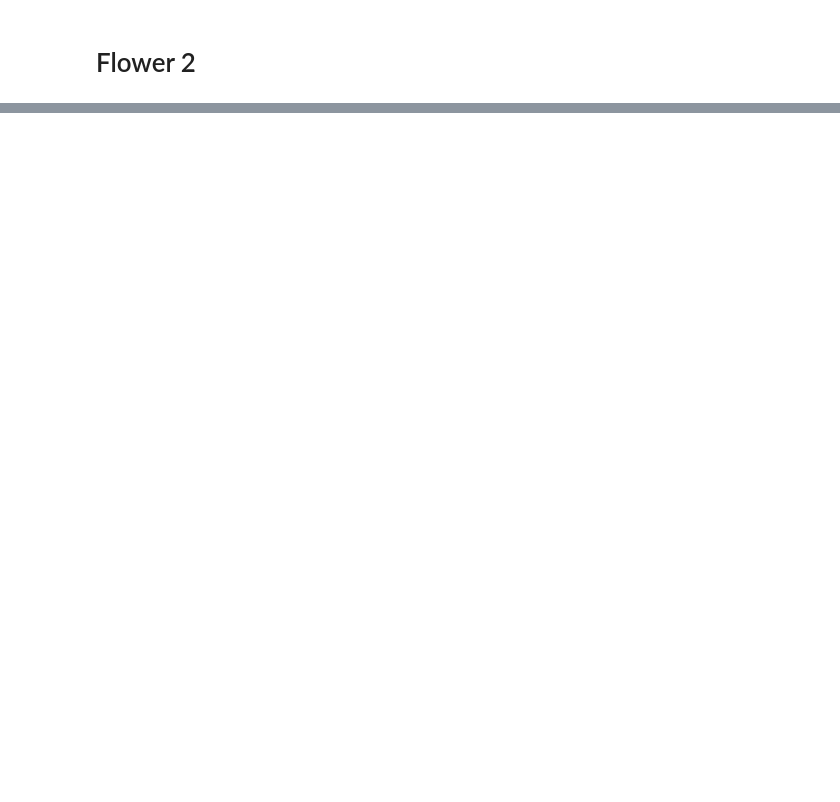
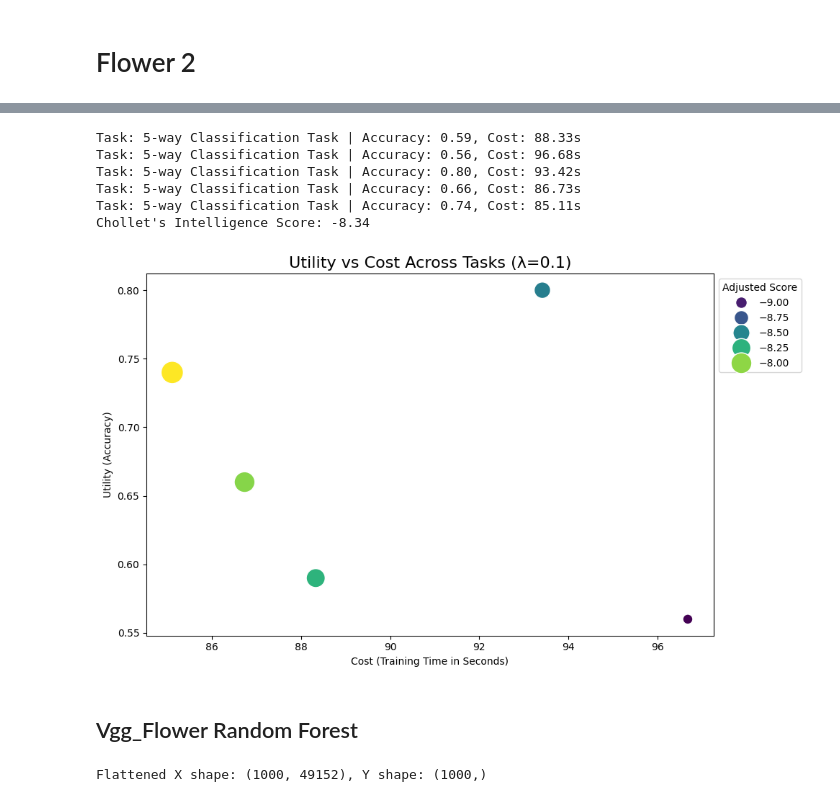
Before and after one commit to kaitlynrying/PHIL293_Final, a Jupyter notebook: Omniglot_VGG_Flower.ipynb, the cells around one changed output, grey strips where cells are left out. Saved outputs shown, nothing was run; the diff lists cells and outputs as text; code cells hidden in the pictures; blank space fills up the shorter version.

```diff
--- a/Omniglot_VGG_Flower.ipynb
+++ b/Omniglot_VGG_Flower.ipynb
@@ -745,0 +754,4 @@ Chollet's Intelligence Score: -0.01
+# %%
+# Convert TensorFlow dataset to NumPy and flatten
+X, Y = dataset_to_numpy(tf_dataset)
+X_train_flattened = X.reshape(X.shape[0], -1)  # Flatten the images
@@ -1550,0 +1207,73 @@ Chollet's Intelligence Score: -1141.7308
+# %%
+
+
+score, task_metrics = evaluate_with_chollet(
+    grid_search.best_estimator_,
+    vgg_dataset,  # Original dataset
+    num_tasks=5,
+    num_classes=5,
+    num_train_samples=10,
+    num_test_samples=20
+)
+print(f"Chollet's Intelligence Score: {score:.2f}")
+# %% [output]
+Task: 5-way Classification Task | Accuracy: 0.59, Cost: 88.33s
+Task: 5-way Classification Task | Accuracy: 0.56, Cost: 96.68s
+Task: 5-way Classification Task | Accuracy: 0.80, Cost: 93.42s
+Task: 5-way Classification Task | Accuracy: 0.66, Cost: 86.73s
+Task: 5-way Classification Task | Accuracy: 0.74, Cost: 85.11s
+Chollet's Intelligence Score: -8.34
+# %%
+import matplotlib.pyplot as plt
+import seaborn as sns
+import pandas as pd
+
+def plot_task_metrics(task_metrics, lambda_factor=0.1):
+    """
+    Visualize the relationship between utility, cost, and adjusted score across tasks.
+
+    Args:
+        task_metrics (list): List of dictionaries with "utility" and "cost" for each task.
+        lambda_factor (float): Lambda factor used in Chollet's measure.
+    """
+    # Create a DataFrame for visualization
+    data = pd.DataFrame(task_metrics)
+    data['adjusted_score'] = data['utility'] - lambda_factor * data['cost']
+    data['task'] = range(1, len(task_metrics) + 1)  # Add task numbers
+
+    # Plot utility vs cost with adjusted score as size
+    plt.figure(figsize=(10, 6))
+    sns.scatterplot(
+        x='cost',
+        y='utility',
+        size='adjusted_score',
+        hue='adjusted_score',
+        data=data,
+        palette='viridis',
+        sizes=(100, 500),
+        legend='brief'
+    )
+    plt.title(f"Utility vs Cost Across Tasks (λ={lambda_factor})", fontsize=16)
+    plt.xlabel("Cost (Training Time in Seconds)")
+    plt.ylabel("Utility (Accuracy)")
+    plt.legend(title="Adjusted Score", loc='upper left', bbox_to_anchor=(1, 1))
+    plt.tight_layout()
+    plt.show()
+# %%
+plot_task_metrics(task_metrics, lambda_factor=0.1)
+# %% [output]
+[figure, added]
+# %% [markdown]
+## Vgg_Flower Random Forest
+# %%
+# Parse TFRecords to load dataset
+images, labels = parse_tfrecords(record_dir, image_size=(128, 128))
+
+# Subsample for speed
+X_subsampled, Y_subsampled = images[:1000], labels[:1000]  # Adjust size for faster tuning
+
+# Flatten the data for Random Forest
+X_flattened = X_subsampled.reshape(X_subsampled.shape[0], -1)
+print(f"Flattened X shape: {X_flattened.shape}, Y shape: {Y_subsampled.shape}")
+# %% [output]
+Flattened X shape: (1000, 49152), Y shape: (1000,)
```
Also changed, not shown: parts of 108 cells of this notebook.
